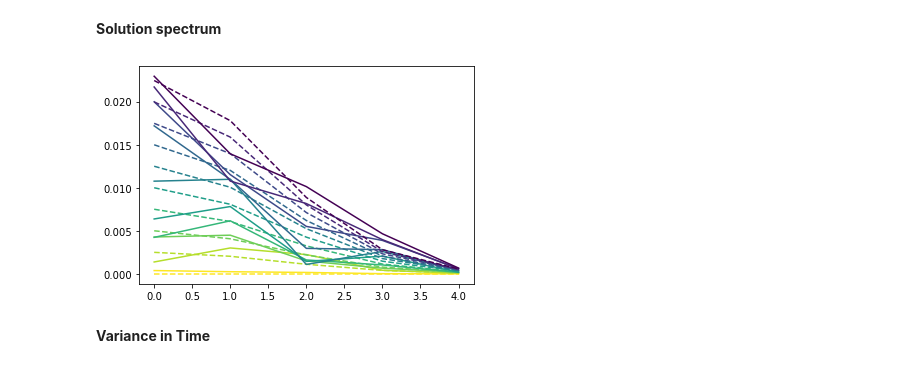
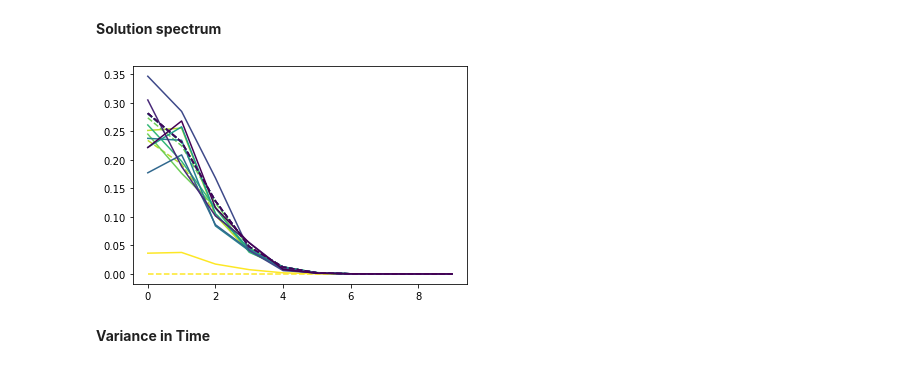
Before and after one commit to gapolinario/SPDE-JKW-Algorithm, a Jupyter notebook: Results.ipynb, the cells around one changed output. Saved outputs shown, nothing was run; the diff lists cells and outputs as text; code cells hidden in the pictures.

```diff
--- a/Results.ipynb
+++ b/Results.ipynb
@@ -44,6 +44,15 @@ def var_analyt_visc_ornuhl(t,k):
     # not implemented
     return 1
 
+## K2 = 1.
+
+def spec_analyt_K2ornuhl_knonzero(t,k):
+    beta = 8.*pi*pi*nu+alpha
+    return f_fourier_kernel(k) * (1.-exp(-beta*t)) / beta
+
+def spec_analyt_K2ornuhl_kzero(t):
+    return spec_analyt_K2ornuhl_knonzero(t,0)
+
 ## pure ornstein-uhlenbeck damping, no dissipation
 
 def spec_analyt_ornuhl_knonzero(t,k):
@@ -61,6 +70,11 @@ def spec_analyt_visc_knonzero(t,k):
 
 def spec_analyt_visc_kzero(t):
     return f_fourier_kernel(0) * t
+
+# make K2 = 1., turns the problem into pure ornstein-uhlenbeck
+# variance does not depend on k, hence we can integrate its asymptotic value
+def var_analyt_K2ornuhl(t):
+    return .5/(4.*pi*pi*nu+alpha)
 
 def var_analyt_visc(t):
     # depends on the forcing correlation function
@@ -313,7 +327,8 @@ spec_analyt_list = np.empty((10,N),dtype=np.float64)
 
 #spec_analyt = spec_analyt_ornuhl_knonzero
 #spec_analyt = spec_analyt_visc_knonzero
-spec_analyt  = spec_analyt_visc_ornuhl_knonzero
+#spec_analyt  = spec_analyt_visc_ornuhl_knonzero
+spec_analyt = spec_analyt_K2ornuhl_knonzero
 
 with np.errstate(divide='ignore', invalid='ignore'):
     spec_analyt_list[0,:] = spec_analyt(0,K)
@@ -329,7 +344,8 @@ with np.errstate(divide='ignore', invalid='ignore'):
 
 #spec_analyt = spec_analyt_ornuhl_kzero
 #spec_analyt = spec_analyt_visc_kzero
-spec_analyt  = spec_analyt_visc_ornuhl_kzero
+#spec_analyt  = spec_analyt_visc_ornuhl_kzero
+spec_analyt = spec_analyt_K2ornuhl_kzero
 
 spec_analyt_list[0,0] = spec_analyt(0)
 spec_analyt_list[1,0] = spec_analyt(1*N_eval//10*dt*N_skip)
@@ -343,13 +359,13 @@ spec_analyt_list[8,0] = spec_analyt(8*N_eval//10*dt*N_skip)
 spec_analyt_list[9,0] = spec_analyt(9*N_eval//10*dt*N_skip)
 # %%
 #plt.plot(spec)
-scale = 200
+scale = N//10
 for i in range(10):
     plt.plot(K[:N//scale],spec[i,:N//scale],color=colors[i])
     plt.plot(K[:N//scale],spec_analyt_list[i,:N//scale],color=colors[i],linestyle='dashed')
 plt.show()
 # %% [output]
-[figure, old version]
+[figure, new version]
 # %% [markdown]
 **Variance in Time**
 # %%
```
Also changed, not shown: parts of 10 cells of this notebook, 3 other files.
